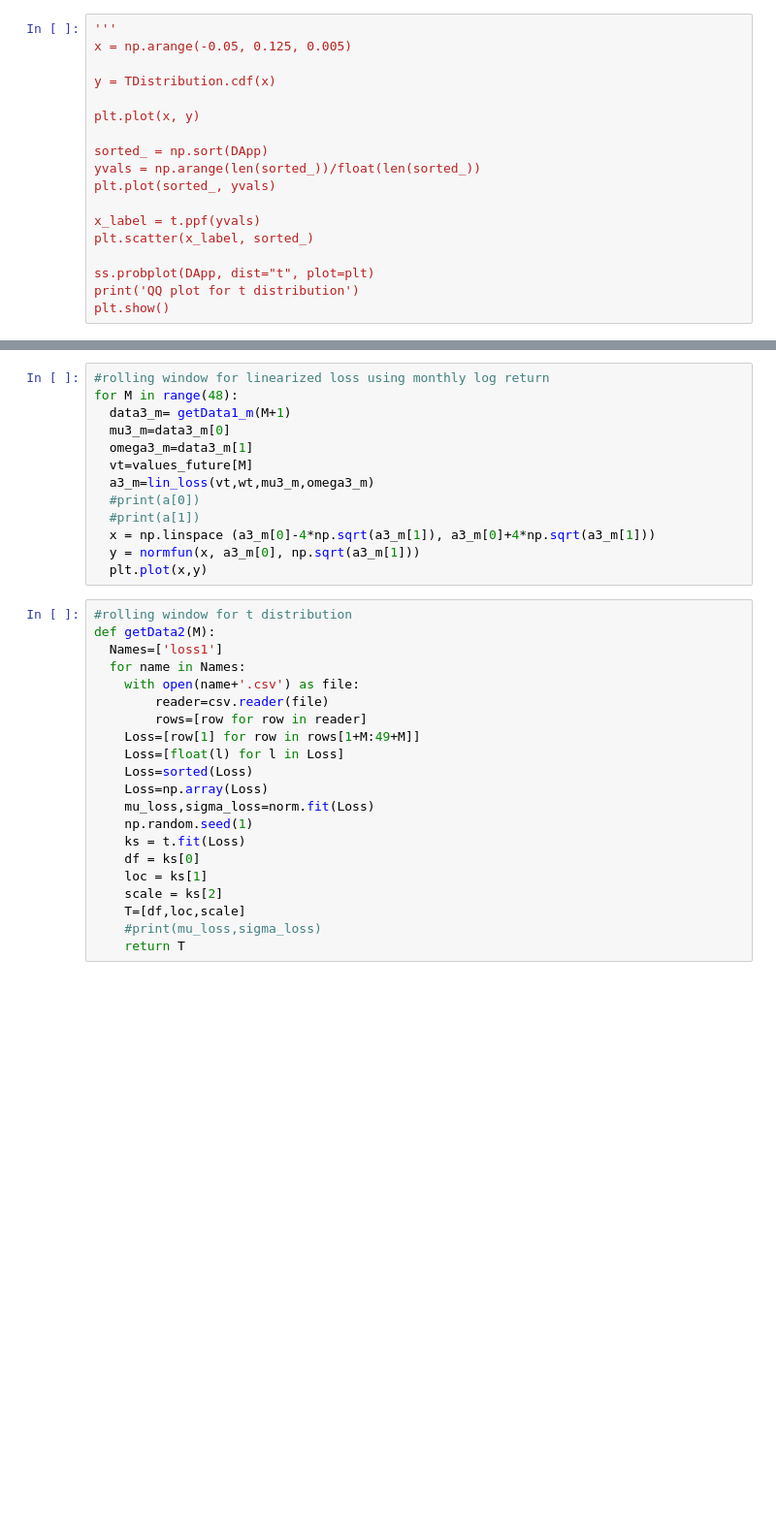
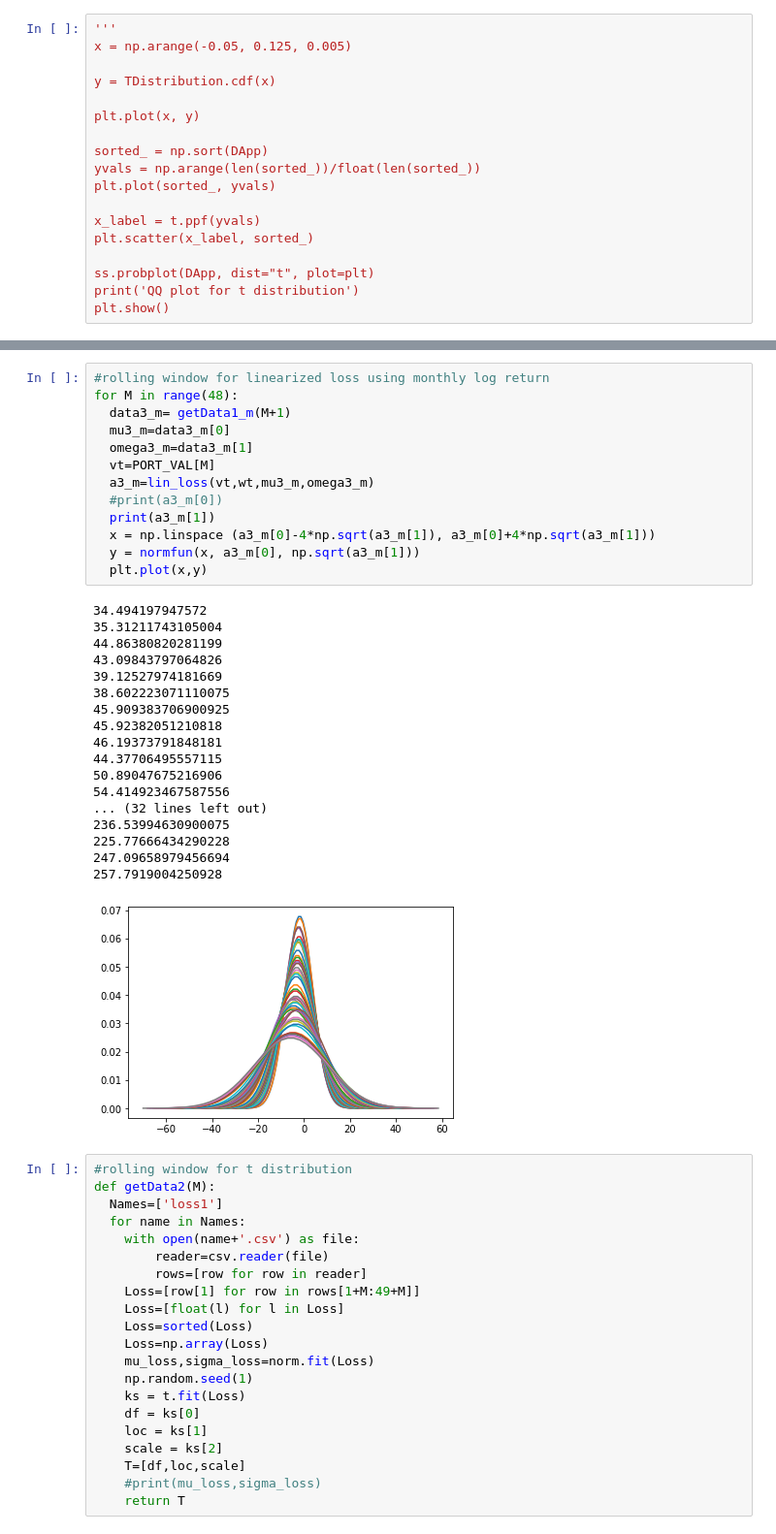
Before and after one commit to ZiyueNie/575, a Jupyter notebook: src/P2.ipynb, the cells around one changed output, grey strips where cells are left out. Shown at 97% size. Cells and saved outputs as stored; diff of their text form; blank space fills up the shorter version.

```diff
--- a/src/P2.ipynb
+++ b/src/P2.ipynb
@@ -360,16 +401,35 @@ ValueError: ignored
 # %%
 #rolling window for linearized loss using monthly log return
 for M in range(48):
   data3_m= getData1_m(M+1)
   mu3_m=data3_m[0]
   omega3_m=data3_m[1]
-  vt=values_future[M]
+  vt=PORT_VAL[M]
   a3_m=lin_loss(vt,wt,mu3_m,omega3_m)
-  #print(a[0])
-  #print(a[1])
+  #print(a3_m[0])
+  print(a3_m[1])
   x = np.linspace (a3_m[0]-4*np.sqrt(a3_m[1]), a3_m[0]+4*np.sqrt(a3_m[1]))
   y = normfun(x, a3_m[0], np.sqrt(a3_m[1]))
   plt.plot(x,y)
+# %% [output]
+34.494197947572
+35.31211743105004
+44.86380820281199
+43.09843797064826
+39.12527974181669
+38.602223071110075
+45.909383706900925
+45.92382051210818
+46.19373791848181
+44.37706495557115
+50.89047675216906
+54.414923467587556
+... (32 lines left out)
+236.53994630900075
+225.77666434290228
+247.09658979456694
+257.7919004250928
+[figure, added]
 # %%
 #rolling window for t distribution
 def getData2(M):
```
Also changed, not shown: parts of 24 cells of this notebook.
